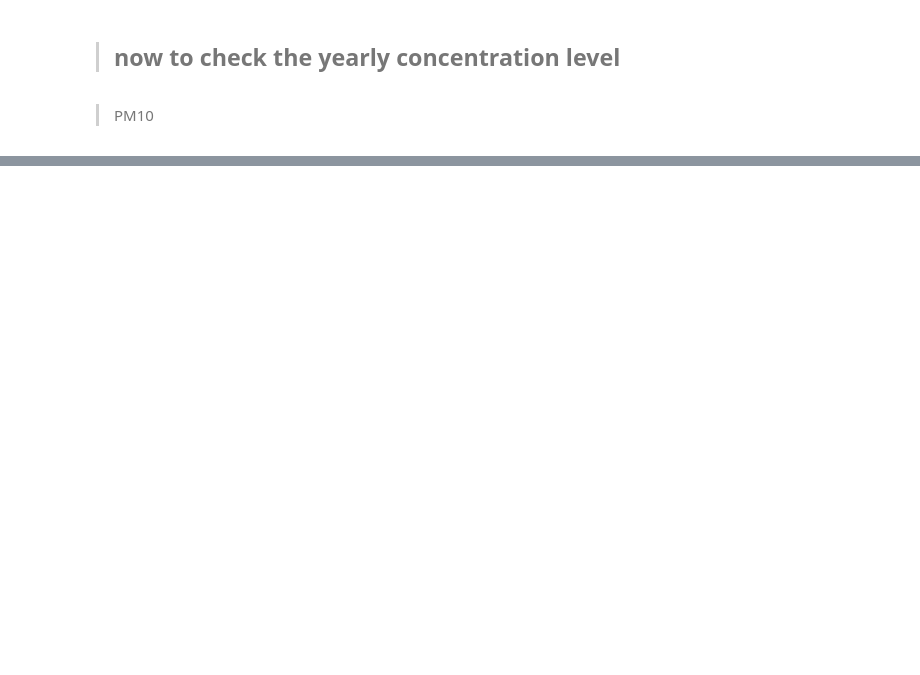
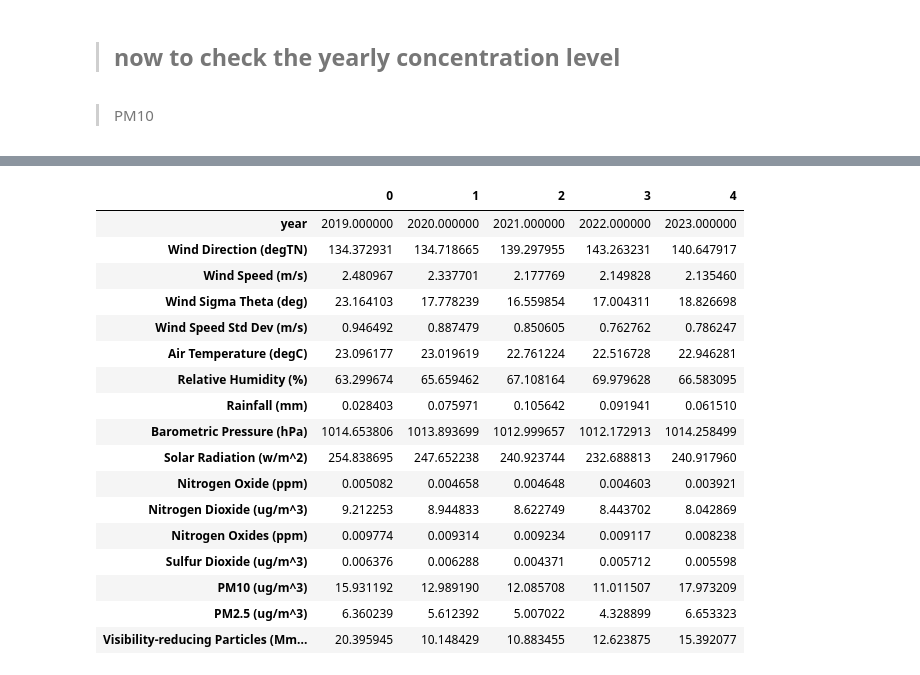
Before and after one commit to GinnCheng/DA_AQ_hub, a Jupyter notebook: main_script.ipynb, the cells around one changed output, grey strips where cells are left out. Saved outputs shown, nothing was run; the diff lists cells and outputs as text; code cells hidden in the pictures; blank space fills up the shorter version.

```diff
--- a/main_script.ipynb
+++ b/main_script.ipynb
@@ -316,0 +605,21 @@ df_sg_year
+# %%
+df_sg_year.T
+# %% [output]
+|  | 0 | 1 | 2 | 3 | 4 |
+| year | 2019.000000 | 2020.000000 | 2021.000000 | 2022.000000 | 2023.000000 |
+| Wind Direction (degTN) | 134.372931 | 134.718665 | 139.297955 | 143.263231 | 140.647917 |
+| Wind Speed (m/s) | 2.480967 | 2.337701 | 2.177769 | 2.149828 | 2.135460 |
+| Wind Sigma Theta (deg) | 23.164103 | 17.778239 | 16.559854 | 17.004311 | 18.826698 |
+| Wind Speed Std Dev (m/s) | 0.946492 | 0.887479 | 0.850605 | 0.762762 | 0.786247 |
+| Air Temperature (degC) | 23.096177 | 23.019619 | 22.761224 | 22.516728 | 22.946281 |
+| Relative Humidity (%) | 63.299674 | 65.659462 | 67.108164 | 69.979628 | 66.583095 |
+| Rainfall (mm) | 0.028403 | 0.075971 | 0.105642 | 0.091941 | 0.061510 |
+| Barometric Pressure (hPa) | 1014.653806 | 1013.893699 | 1012.999657 | 1012.172913 | 1014.258499 |
+| Solar Radiation (w/m^2) | 254.838695 | 247.652238 | 240.923744 | 232.688813 | 240.917960 |
+| Nitrogen Oxide (ppm) | 0.005082 | 0.004658 | 0.004648 | 0.004603 | 0.003921 |
+| Nitrogen Dioxide (ug/m^3) | 9.212253 | 8.944833 | 8.622749 | 8.443702 | 8.042869 |
+| Nitrogen Oxides (ppm) | 0.009774 | 0.009314 | 0.009234 | 0.009117 | 0.008238 |
+| Sulfur Dioxide (ug/m^3) | 0.006376 | 0.006288 | 0.004371 | 0.005712 | 0.005598 |
+| PM10 (ug/m^3) | 15.931192 | 12.989190 | 12.085708 | 11.011507 | 17.973209 |
+| PM2.5 (ug/m^3) | 6.360239 | 5.612392 | 5.007022 | 4.328899 | 6.653323 |
+| Visibility-reducing Particles (Mm... | 20.395945 | 10.148429 | 10.883455 | 12.623875 | 15.392077 |
```
Also changed, not shown: parts of 34 cells of this notebook.
